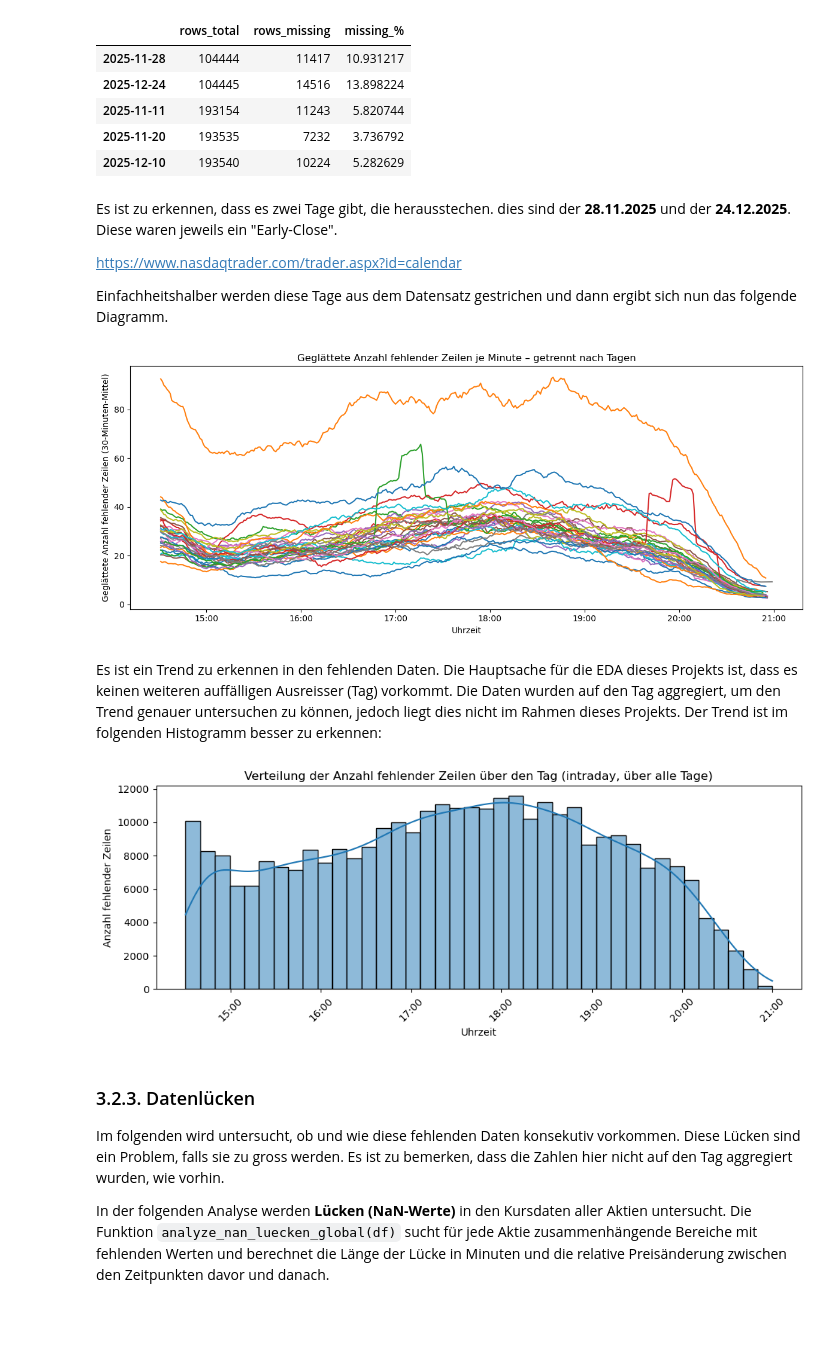
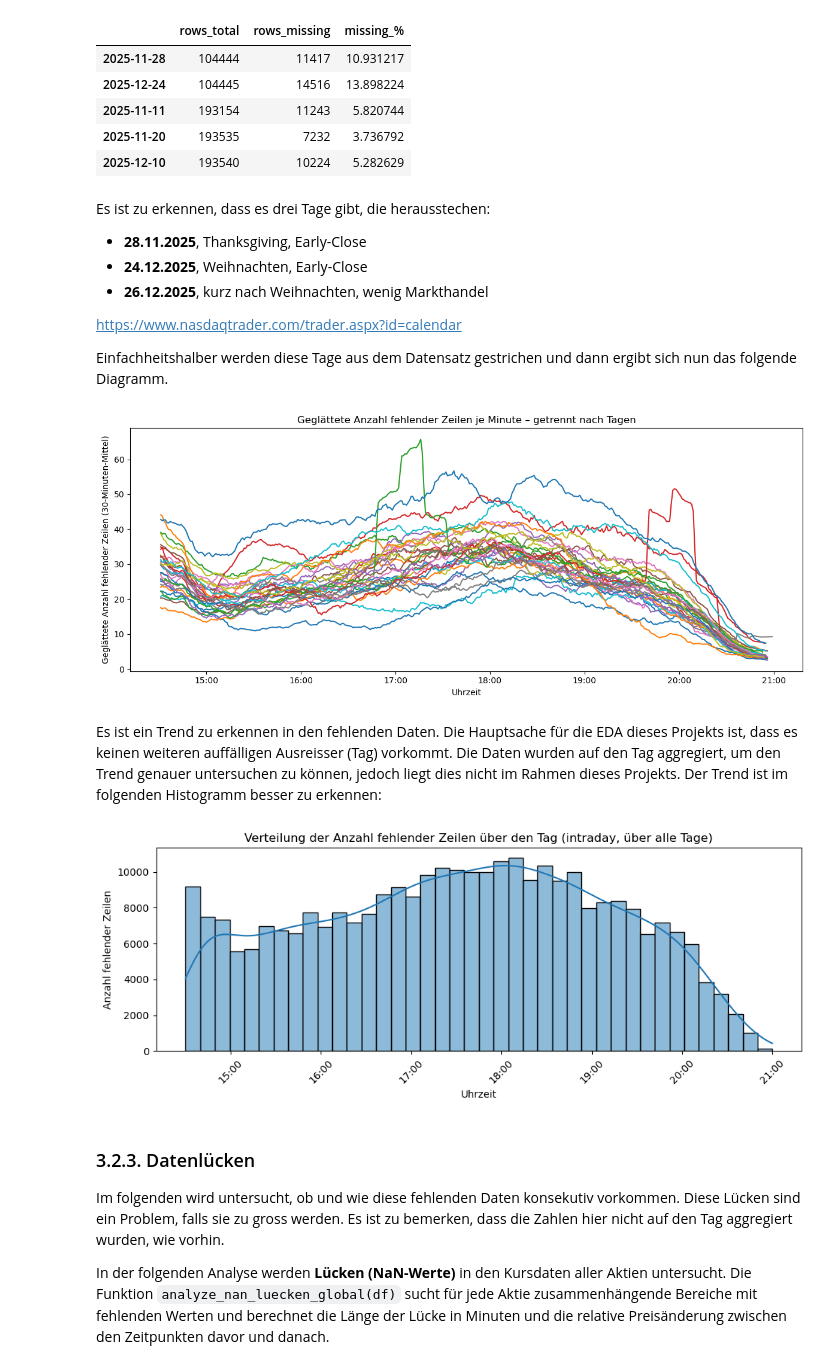
Before and after one commit to RyanMikus/pairs_trading_ml_hs25, a Jupyter notebook: 03_Explorative_Datenanalyse.ipynb, the cells around one changed output. Saved outputs shown, nothing was run; the diff lists cells and outputs as text; code cells hidden in the pictures; blank space fills up the shorter version.

```diff
--- a/03_Explorative_Datenanalyse.ipynb
+++ b/03_Explorative_Datenanalyse.ipynb
@@ -152,7 +152,10 @@ coverage.sort_values("rows_total").head(5)
 | 2025-11-20 | 193535 | 7232 | 3.736792 |
 | 2025-12-10 | 193540 | 10224 | 5.282629 |
 # %% [markdown]
-Es ist zu erkennen, dass es zwei Tage gibt, die herausstechen. dies sind der **28.11.2025** und der **24.12.2025**. Diese waren jeweils ein "Early-Close".
+Es ist zu erkennen, dass es drei Tage gibt, die herausstechen:
+ - **28.11.2025**, Thanksgiving, Early-Close
+ - **24.12.2025**, Weihnachten, Early-Close
+ - **26.12.2025**, kurz nach Weihnachten, wenig Markthandel
 
 https://www.nasdaqtrader.com/trader.aspx?id=calendar
 
@@ -160,32 +163,33 @@ Einfachheitshalber werden diese Tage aus dem Datensatz gestrichen und dann ergib
 # %%
 # Early-close Tage manuell entfernen
 early_close_days = [
     pd.to_datetime("2025-11-28").date(),
     pd.to_datetime("2025-12-24").date(),
+    pd.to_datetime("2025-12-26").date(),
 ]
 
 # Datum aus der datetime-Spalte ableiten und Maske bauen
 dt = pd.to_datetime(df["datetime"], errors="coerce")
 mask_keep = ~dt.dt.date.isin(early_close_days)
 
-# Gefiltertes DataFrame (ohne Early-close Days)
+# Gefiltertes DataFrame, einfachheitshalber so genannt
 df_no_early_close = df.loc[mask_keep].copy()
 
 # Coverage nach Entfernen der Early-close Days neu berechnen
 coverage_no_early_close = eda.analyze_missing_coverage(
     df_no_early_close,
     smoothing_window=30,
     show_plot=True,
     print_table=False
 )
 # %% [output]
-[figure, old version]
+[figure, new version]
 # %% [markdown]
 Es ist ein Trend zu erkennen in den fehlenden Daten. Die Hauptsache für die EDA dieses Projekts ist, dass es keinen weiteren auffälligen Ausreisser (Tag) vorkommt. Die Daten wurden auf den Tag aggregiert, um den Trend genauer untersuchen zu können, jedoch liegt dies nicht im Rahmen dieses Projekts. Der Trend ist im folgenden Histogramm besser zu erkennen:
 # %%
 missing_time_df = eda.plot_intraday_missing_distribution(df_no_early_close, bins=40, kde=True)
 # %% [output]
-[figure, old version]
+[figure, new version]
 # %% [markdown]
 ### 3.2.3. Datenlücken
 
```
Also changed, not shown: parts of 25 cells of this notebook, 5 other files.
